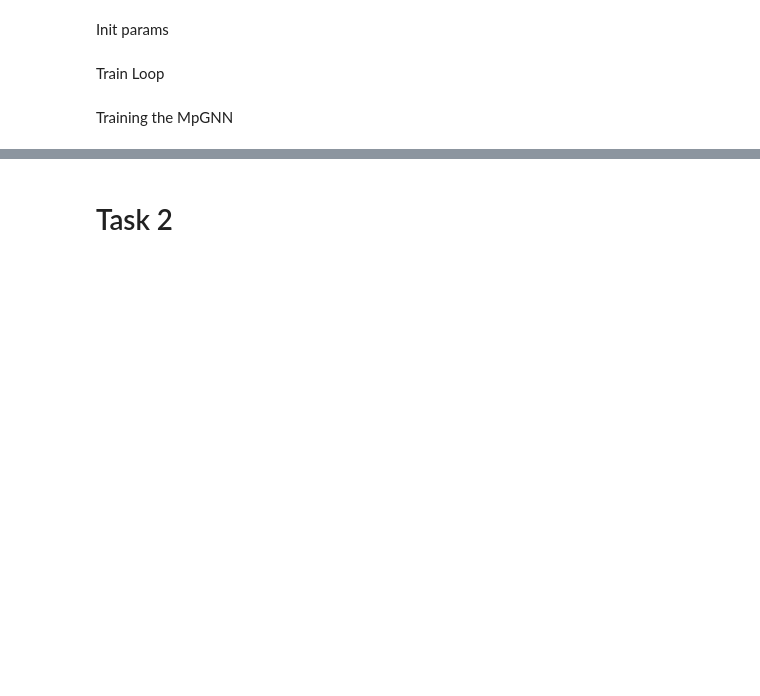
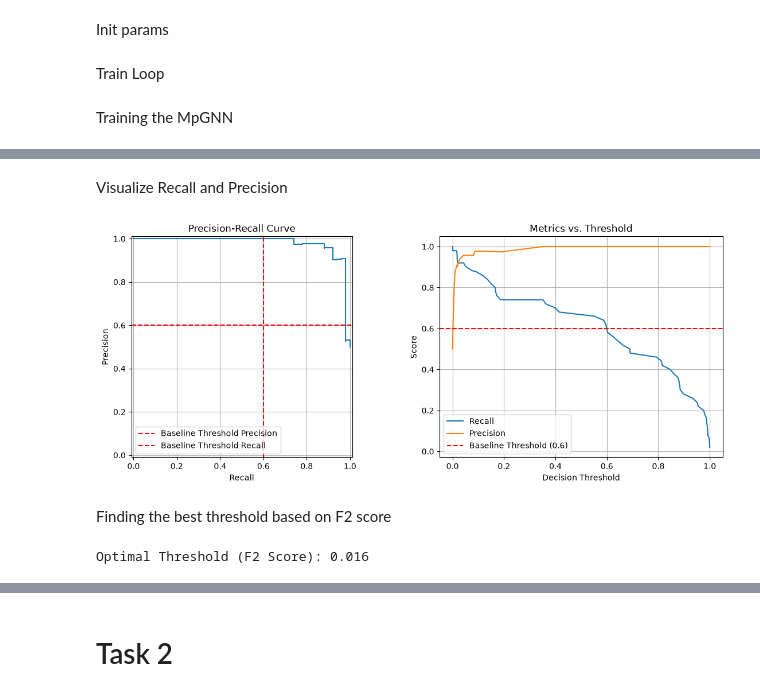
Before and after one commit to WouterFeijen/DL-Assignment-2, a Jupyter notebook: assignment2_skeleton.ipynb, the cells around one changed output, grey strips where cells are left out. Drawn from its saved outputs; the diff is of its cells as text; code cells hidden in the pictures; blank space fills up the shorter version.

Commit message:
Task 1 complete: - added PR and precisionVSrecall curve - computed best threshold with f2 score and manual computation with recall at least 0.98 - printed final metrics

```diff
--- a/assignment2_skeleton.ipynb
+++ b/assignment2_skeleton.ipynb
@@ -279,7 +275,7 @@ learning_rate = 0.0005
 n_epochs = 50
 
 # init model
-model = MpGNN(
+model_t1 = MpGNN(
     node_feat_dim=3,     # 3D coordinates (x, y, z)
     hidden_dim=hidden_dimension,
     num_layers=3,        # 3 message passing iterations
@@ -287,8 +283,8 @@ model = MpGNN(
 )
 
 device = torch.device('cuda' if torch.cuda.is_available() else 'cpu')
-model = model.to(device)
-optimizer = torch.optim.Adam(model.parameters(), lr=learning_rate, weight_decay=1e-4)
+model_t1 = model_t1.to(device)
+optimizer = torch.optim.Adam(model_t1.parameters(), lr=learning_rate, weight_decay=1e-4)
 criterion = nn.CrossEntropyLoss()
 # %% [markdown]
 Train Loop
@@ -367,8 +363,8 @@ if SKIP_TRAINING and os.path.exists(model_save_path):
     checkpoint = torch.load(model_save_path, map_location=device, weights_only=False)
 
     # load weights and set model to eval mode
-    model.load_state_dict(checkpoint["model_state_dict"])
-    model.eval()
+    model_t1.load_state_dict(checkpoint["model_state_dict"])
+    model_t1.eval()
     print("Model loaded successfully!")
 
     # Plot the loaded losses
@@ -382,7 +378,7 @@ else:
 
     # run training loop
     train_losses, test_losses = run_trainer(
-        model=model,
+        model=model_t1,
         device=device,
         criterion=criterion,
         optimizer=optimizer,
@@ -393,7 +389,7 @@ else:
 
     # create checkpoint
     checkpoint = {
-        'model_state_dict': model.state_dict(),
+        'model_state_dict': model_t1.state_dict(),
         'train_losses': train_losses,
         'test_losses': test_losses
     }
@@ -420,0 +462,66 @@ Training Complete. Model saved to C:\Users\wfeij\Documents\Local Course Files\De
+# %% [markdown]
+Visualize Recall and Precision
+# %%
+def plot_curves(model,loader,device):
+
+    # retrieve probabilities and true targets from model
+    y_prob = []
+    y_true = []
+
+    model.eval()
+    with torch.no_grad():
+        for batch_data in loader:
+            batch_data = batch_data.to(device)
+
+            # retrieve logits from predictions
+            out = model(batch_data.x, batch_data.edge_index, batch_data.batch)
+            probabilities = torch.softmax(out,dim=1)[:, 1]
+
+            y_prob.extend(probabilities.cpu().numpy())
+            y_true.extend(batch_data.y.cpu().numpy())
+
+    # compute recall and precision scores
+    precision_scores,recall_scores,thresholds_pr = precision_recall_curve(y_true,y_prob)
+
+    # create figure
+    fig, (ax1,ax2) = plt.subplots(1,2,figsize=(14,5))
+
+    # plot PR-Curve
+    display = PrecisionRecallDisplay(precision=precision_scores,recall=recall_scores)
+    display.plot(ax=ax1)
+    ax1.set_title("Precision-Recall Curve")
+    ax1.grid(True)
+    ax1.axhline(y=0.6, color='red', linestyle='--', label='Baseline Threshold Precision')
+    ax1.axvline(x=0.6, color='red', linestyle='--', label='Baseline Threshold Recall')
+    ax1.legend(loc='lower left')
+
+    # plot threshold vs. metrics plot
+    ax2.plot(thresholds_pr, recall_scores[:-1], label="Recall")
+    ax2.plot(thresholds_pr, precision_scores[:-1], label="Precision")
+    ax2.axhline(y=0.6, color='red', linestyle='--', label='Baseline Threshold (0.6)')
+    ax2.grid(True)
+    ax2.set_xlabel("Decision Threshold")
+    ax2.set_ylabel("Score")
+    ax2.set_title("Metrics vs. Threshold")
+    ax2.legend()
+    ax2.grid(True)
+
+    return precision_scores,recall_scores,thresholds_pr
+
+precision_scores,recall_scores,thresholds_pr = plot_curves(model_t1,test_loader,device=DEVICE)
+# %% [output]
+[figure, added]
+# %% [markdown]
+Finding the best threshold based on F2 score
+# %%
+beta = 2
+f2_scores = (1 + beta**2) * (precision_scores[:-1] * recall_scores[:-1]) / \
+            ((beta**2 * precision_scores[:-1]) + recall_scores[:-1] + 1e-8)
+
+# find threshold maximizing F2 score
+best_f2_idx = np.argmax(f2_scores)
+optimal_threshold_f2 = thresholds_pr[best_f2_idx]
+
+print(f"Optimal Threshold (F2 Score): {optimal_threshold_f2:.3f}")
+# %% [output]
+Optimal Threshold (F2 Score): 0.016
```
Also changed, not shown: parts of 18 cells of this notebook.
